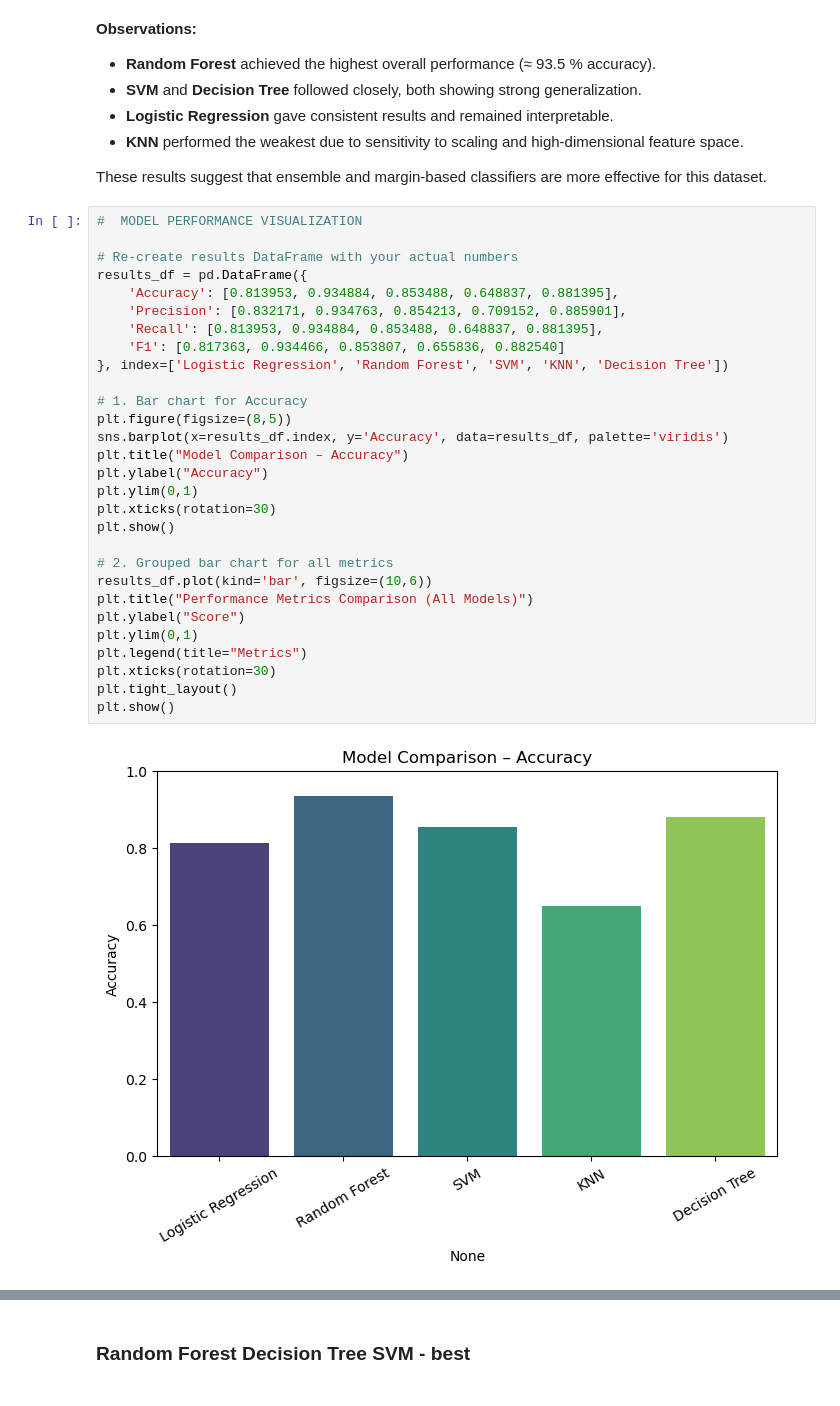
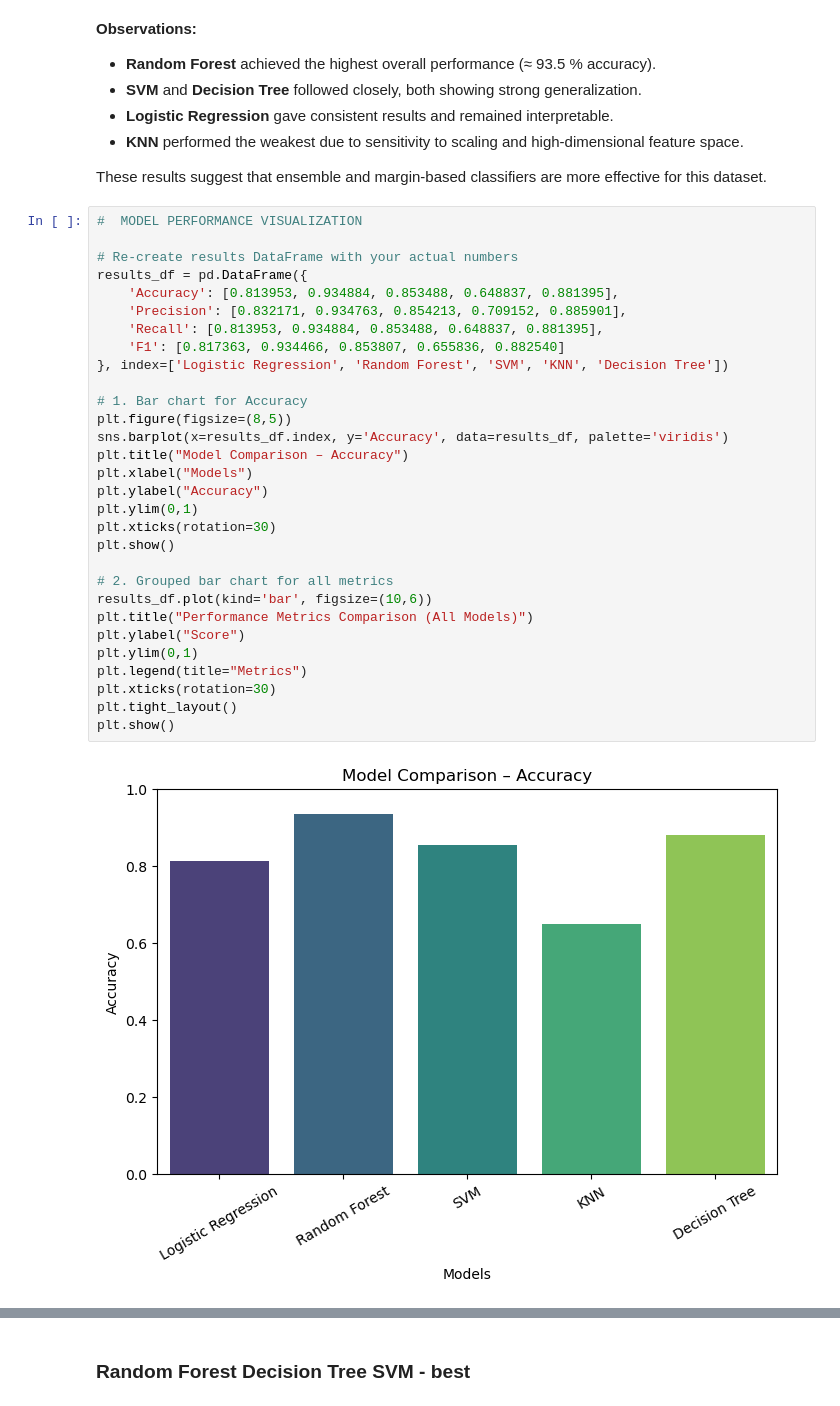
Before and after one commit to SmritiReddyy/Alzheimer-s-Disease-Detection-with-ML, a Jupyter notebook: MLMidterm.ipynb, the cells around one changed output, grey strips where cells are left out. Drawn from its saved outputs; the diff is of its cells as text.

```diff
--- a/MLMidterm.ipynb
+++ b/MLMidterm.ipynb
@@ -498,34 +498,35 @@ These results suggest that ensemble and margin-based classifiers are more effect
 # %%
 #  MODEL PERFORMANCE VISUALIZATION
 
 # Re-create results DataFrame with your actual numbers
 results_df = pd.DataFrame({
     'Accuracy': [0.813953, 0.934884, 0.853488, 0.648837, 0.881395],
     'Precision': [0.832171, 0.934763, 0.854213, 0.709152, 0.885901],
     'Recall': [0.813953, 0.934884, 0.853488, 0.648837, 0.881395],
     'F1': [0.817363, 0.934466, 0.853807, 0.655836, 0.882540]
 }, index=['Logistic Regression', 'Random Forest', 'SVM', 'KNN', 'Decision Tree'])
 
 # 1. Bar chart for Accuracy
 plt.figure(figsize=(8,5))
 sns.barplot(x=results_df.index, y='Accuracy', data=results_df, palette='viridis')
 plt.title("Model Comparison – Accuracy")
+plt.xlabel("Models")
 plt.ylabel("Accuracy")
 plt.ylim(0,1)
 plt.xticks(rotation=30)
 plt.show()
 
 # 2. Grouped bar chart for all metrics
 results_df.plot(kind='bar', figsize=(10,6))
 plt.title("Performance Metrics Comparison (All Models)")
 plt.ylabel("Score")
 plt.ylim(0,1)
 plt.legend(title="Metrics")
 plt.xticks(rotation=30)
 plt.tight_layout()
 plt.show()
 # %% [output]
-[figure, old version]
+[figure, new version]
 [figure]
 # %% [markdown]
 ### Random Forest Decision Tree SVM - best
```
Also changed, not shown: parts of 3 cells of this notebook.
